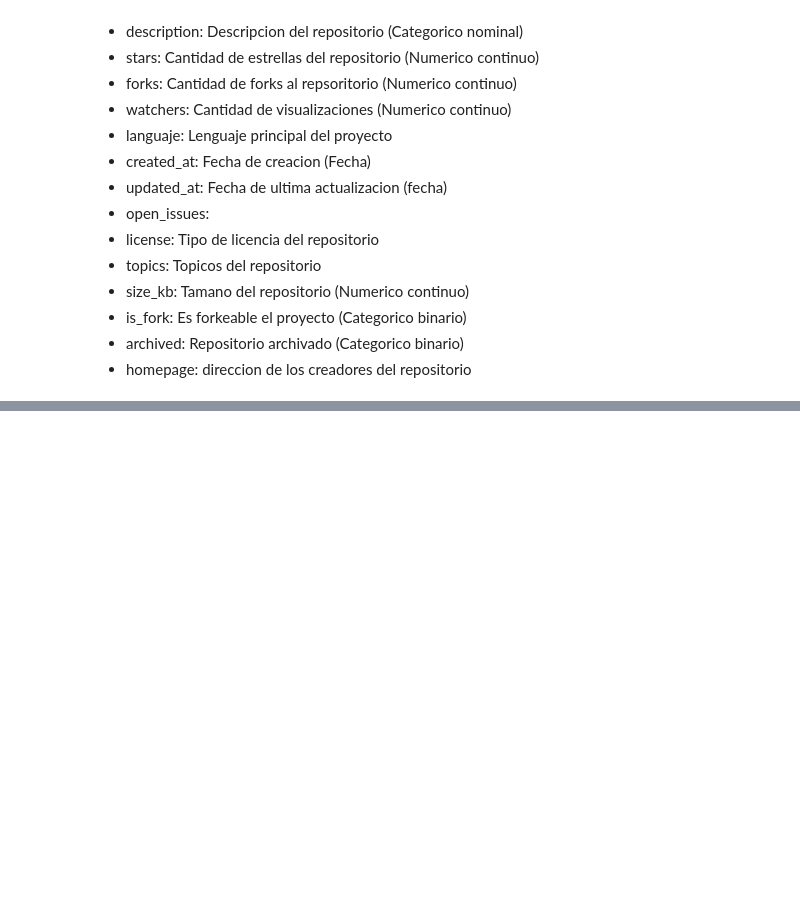
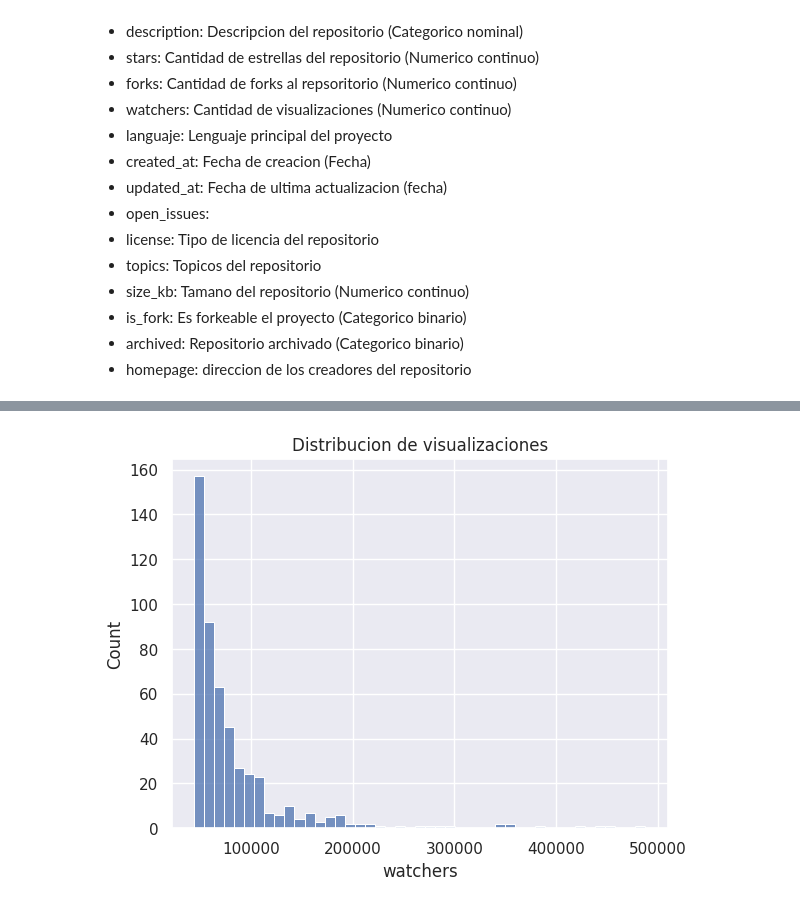
Before and after one commit to AidamZzzZ/github-repos-analysis, a Jupyter notebook: notebooks/analisis.ipynb, the cells around one changed output, grey strips where cells are left out. Cells and saved outputs as stored; diff of their text form; code cells hidden in the pictures; blank space fills up the shorter version.

```diff
--- a/notebooks/analisis.ipynb
+++ b/notebooks/analisis.ipynb
@@ -34,0 +92,7 @@ github_data.head()
+# %%
+# distribucion de visualizaciones
+sns.histplot(github_data['watchers'])
+plt.title("Distribucion de visualizaciones")
+plt.show()
+# %% [output]
+[figure, added]
```
Also changed, not shown: parts of 30 cells of this notebook.
